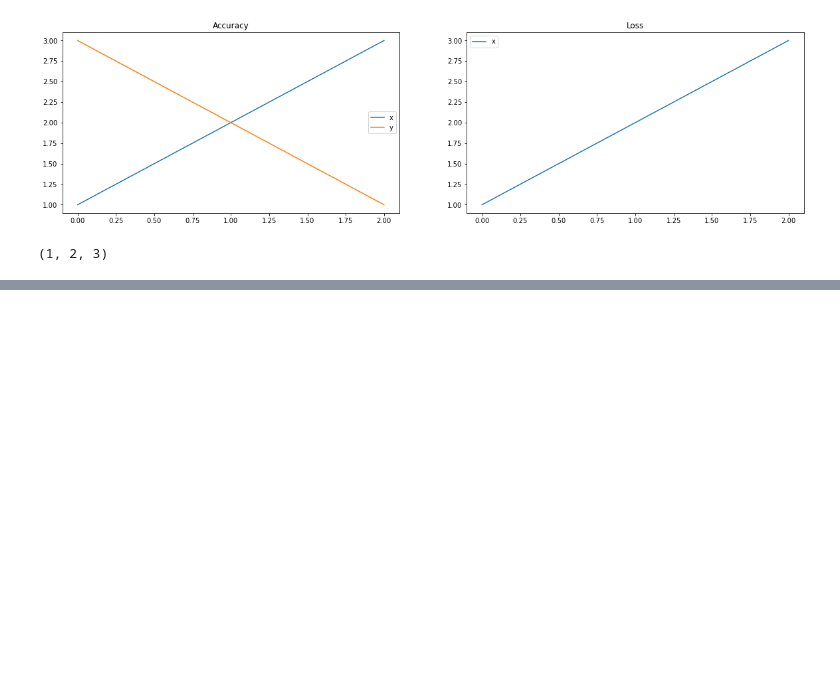
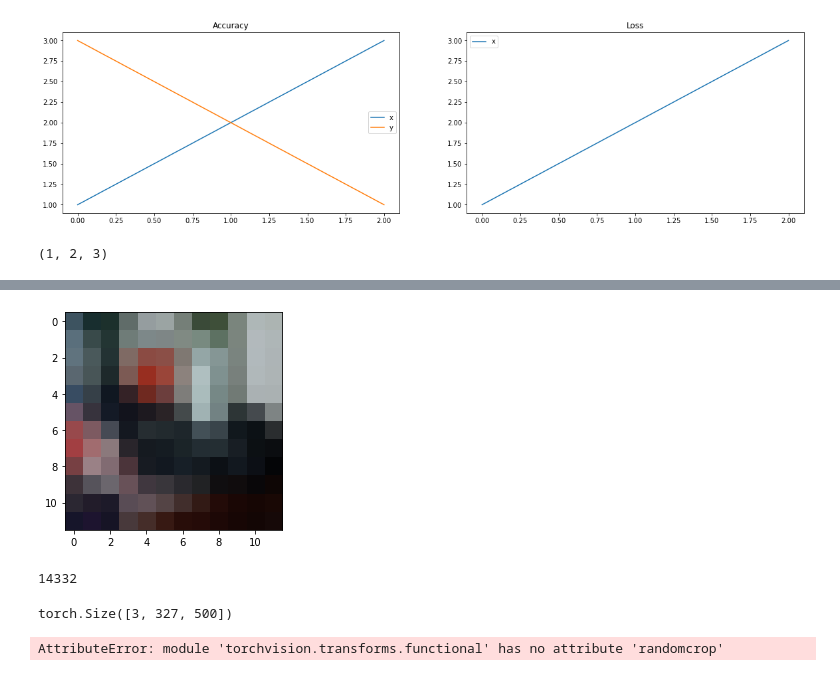
Before and after one commit to eladb3/dl_ex3, a Jupyter notebook: Untitled.ipynb, the cells around one changed output, grey strips where cells are left out. Cells and saved outputs as stored; diff of their text form; code cells hidden in the pictures; blank space fills up the shorter version.

```diff
--- a/Untitled.ipynb
+++ b/Untitled.ipynb
@@ -49,0 +109,8 @@ x , y, z
+# %%
+utils.plt_tensor(data[1][0])
+# %% [output]
+[figure, added]
+# %%
+len([(data[i][0], torch.tensor(0, dtype = torch.int64)) for i in range(len(data)) if not utils_lib.data.has_person(data[i][1])])
+# %% [output]
+14332
@@ -49,0 +119,4 @@ x , y, z
+# %%
+x.shape
+# %% [output]
+torch.Size([3, 327, 500])
@@ -49,0 +125,4 @@ x , y, z
+# %%
+TF.randomcrop
+# %% [output]
+AttributeError: module 'torchvision.transforms.functional' has no attribute 'randomcrop'
```
Also changed, not shown: parts of 22 cells of this notebook, 5 other files.
